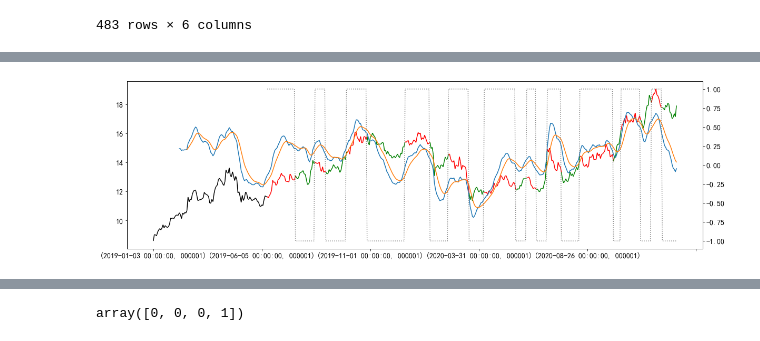
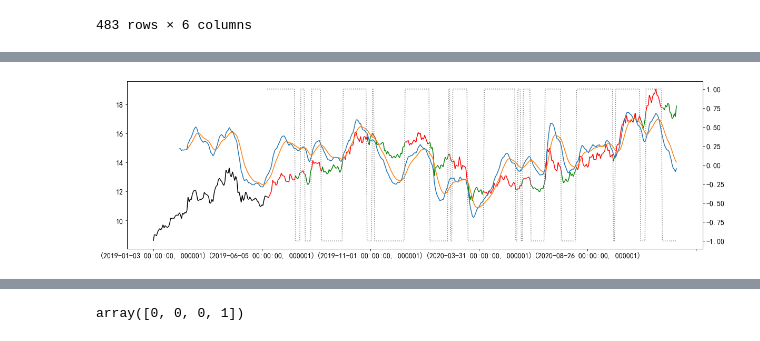
Before and after one commit to kaikai03/IndicatorLab, a Jupyter notebook: ind/Ind_MACD_TRE.ipynb, the cells around one changed output, grey strips where cells are left out. Drawn from its saved outputs; the diff is of its cells as text; code cells hidden in the pictures.

```diff
--- a/ind/Ind_MACD_TRE.ipynb
+++ b/ind/Ind_MACD_TRE.ipynb
@@ -270,7 +270,9 @@ def aaaaaa(code):
 
 
     cum_intergral_value=[0.0001]
-
+    variant_in_swing_band = []
+    except_in_swing_band = [0]
+    direct_in_swing_band = [np.nan]
 
     thres = .5
     delta = 𝐴𝑇𝑅 * thres
@@ -302,13 +304,86 @@ def aaaaaa(code):
             res = 1
         if intergral_cache[0] <= -delta_:
             res = -1
+
+        last_direct = direct_in_swing_band[-1]
+
+        ## 波段还未形成，无特殊处理，并返回
+        if np.isnan(last_direct):
+            direct_in_swing_band.append(res)
+            variant_in_swing_band.append(variant_)
+            except_in_swing_band.append(0)
+            return res
+
+        ##正常波段转换
+        if not np.isnan(res) and last_direct != res:
+            direct_in_swing_band.clear()
+            except_in_swing_band.clear()
+            variant_in_swing_band.clear()
+            intergral_cache[0] = MACD_DIF_
+
+            direct_in_swing_band.append(res)
+            except_in_swing_band.append(0)
+            variant_in_swing_band.append(variant_)
+            return res
+
+
+        # 上行，但创新低
+        e𝑥𝑐𝑒𝑝𝑡 = 1
+        if last_direct == 1:
+            if variant_ < np.min(variant_in_swing_band):
+                e𝑥𝑐𝑒𝑝𝑡 = -1
+
+        # 下行，但创新高
+        if last_direct == -1:
+            if variant_ > np.max(variant_in_swing_band):
+                e𝑥𝑐𝑒𝑝𝑡 = -1
+
+        # 强制转换波段
+        if e𝑥𝑐𝑒𝑝𝑡==-1 and except_in_swing_band[-1]==-1:
+            direct_in_swing_band.clear()
+            except_in_swing_band.clear()
+            variant_in_swing_band.clear()
+            intergral_cache[0] = MACD_DIF_
+
+            res = last_direct * -1
+            direct_in_swing_band.append(res)
+            except_in_swing_band.append(0)
+            variant_in_swing_band.append(variant_)
+            return res
+
+        # 正常返回
+        # if np.isnan(res):
+        direct_in_swing_band.append(last_direct)
+        except_in_swing_band.append(e𝑥𝑐𝑒𝑝𝑡)
+        variant_in_swing_band.append(variant_)
         return res
 
+    # direct
     res = roll_multi_result(tmp_df, calc_direct, 1, 1,intergral_cache=cum_intergral_value)
+    intergral_origin = pd.Series(res.T[0],index=tmp_df.index,name='direct')
 
-
-    # direct
-    intergral_origin = pd.Series(res.T[0],index=tmp_df.index,name='direct')
+    ##########点位修正##############
+    # 若前一时刻不存在异常状态（𝐸𝑥𝑐𝑒𝑝𝑡[𝑡 − 1] =1），且上下行方向未在𝑡时刻转变时，我们需要判断是否出现异常状态，即是否在
+    # 上行中俯冲破前一个低点或在下行中拉升破前一个高点：
+    # 𝐸𝑥𝑐𝑒𝑝𝑡[𝑡] = {
+    #     −1, 如果(𝐷𝑖𝑟[𝑡] = 1 且收盘价[𝑡] ≤ 前一个低点)或(𝐷𝑖𝑟[𝑡] = −1 且收盘价[𝑡] ≥ 前一个高点)
+    #     1, 如果不出现上述情况
+    # }
+    # 若前一时刻存在异常状态（𝐸𝑥𝑐𝑒𝑝𝑡[𝑡 − 1] = −1），我们需要判断价格走在了上下行之前，抑或是上下行中一个力度较强的回调：
+    # 𝐸𝑥𝑐𝑒𝑝𝑡[𝑡] ={
+    #  −1, 如果不出现下述情况
+    #  1, 如果(𝐷𝑖𝑟[𝑡 − 1]不等于𝐷𝑖𝑟[𝑡])
+    #     或(𝐷𝑖𝑟[𝑡] = 1 且收盘价[𝑡] ≥ 前一个高点)
+    #     或(𝐷𝑖𝑟[𝑡] = −1 且收盘价[𝑡] ≤ 前一个低点)
+    # }
+    # 𝑆𝑡𝑎𝑡𝑢𝑠[𝑡] = 𝐷𝑖𝑟[𝑡] × 𝐸𝑥𝑐𝑒𝑝𝑡[𝑡]
+    # 若𝑆𝑡𝑎𝑡𝑢𝑠 = 1时存在两种情况：上行且没有异常状态、或者下行并出现异常
+    # 状态。在这两种情况中，价格均被判定为处于上涨趋势中，我们需要在前一个低
+    # 点至当前时间点的区间内寻找收盘价的极大值。反之，若𝑆𝑡𝑎𝑡𝑢𝑠 = −1时有两种情
+    # 况：下行且没有异常状态、或者上行并出现异常状态。同样地，在这两种情况下，
+    # 价格被判断为处于下跌趋势，我们应当在前一个高点至当前时间点的区间内寻找
+    # 收盘价的极小值。在𝑆𝑡𝑎𝑡𝑢𝑠发生转变时，价格走势发生转向，我们便可以记录先
+    # 前的区间极大/极小值为高/低点。
 
     # intergral_origin = pd.Series(np.nan,index = intergral.index)
     # intergral_origin[intergral >= delta] = 1
@@ -382 +457 @@ array([0, 0, 0, 1])
-[figure, old version]
+[figure, new version]
```
Also changed, not shown: parts of 2 cells of this notebook.
